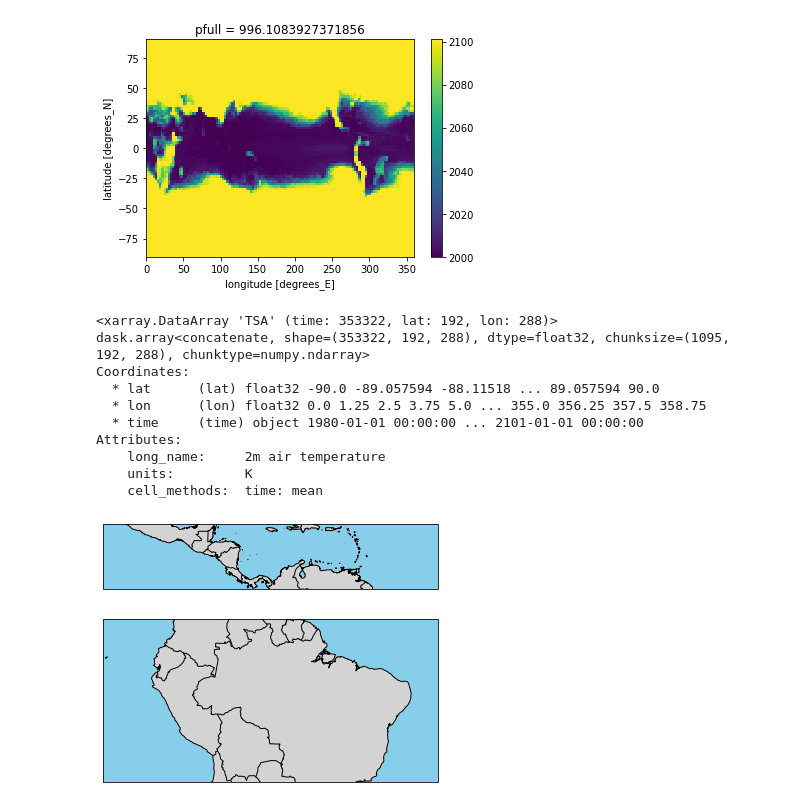
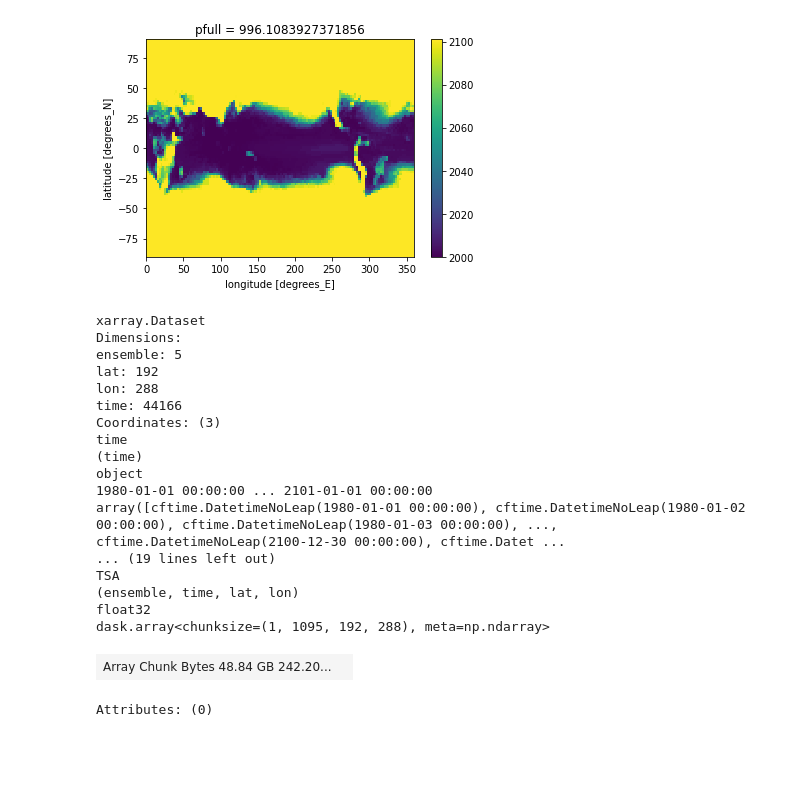
Before and after one commit to KYan19/pei, a Jupyter notebook: notebooks/0_Testing.ipynb, the cells around one changed output. Cells and saved outputs as stored; diff of their text form; code cells hidden in the pictures; blank space fills up the shorter version.

```diff
--- a/notebooks/0_Testing.ipynb
+++ b/notebooks/0_Testing.ipynb
@@ -41,32 +41,3 @@ result.mean('ensemble').plot()
 # %% [output]
 <matplotlib.collections.QuadMesh at 0x...>
 [figure]
-# %%
-ensembles = ['010']
-
-for ens in ensembles:
-    # WBT data crunching
-    # Path to data files for this ensemble member
-    paths_TSA = '/local/ss23/CESM2_LE/ATM/RCP85/TSA/b.e21.*.f09_g17.LE2-1281.' + ens + '.clm2.h7.TSA.*.nc'
-
-    # Concat along time dimension
-    print(xr.open_mfdataset(paths_TSA,combine='by_coords',coords=['time'],chunks={'time':1095})['TSA'])
-# %% [output]
-<xarray.DataArray 'TSA' (time: 353322, lat: 192, lon: 288)>
-dask.array<concatenate, shape=(353322, 192, 288), dtype=float32, chunksize=(1095, 192, 288), chunktype=numpy.ndarray>
-Coordinates:
-  * lat      (lat) float32 -90.0 -89.057594 -88.11518 ... 89.057594 90.0
-  * lon      (lon) float32 0.0 1.25 2.5 3.75 5.0 ... 355.0 356.25 357.5 358.75
-  * time     (time) object 1980-01-01 00:00:00 ... 2101-01-01 00:00:00
-Attributes:
-    long_name:     2m air temperature
-    units:         K
-    cell_methods:  time: mean
-# %%
-lf.map_region('Central America','GFDL')
-# %% [output]
-[figure, removed]
-# %%
-lf.map_region('Northern South America','CESM2')
-# %% [output]
-[figure, removed]
@@ -72,0 +57,22 @@ lf.map_region('Northern South America','CESM2')
+# %%
+t_ref
+# %% [output]
+xarray.Dataset
+Dimensions:
+ensemble: 5
+lat: 192
+lon: 288
+time: 44166
+Coordinates: (3)
+time
+(time)
+object
+1980-01-01 00:00:00 ... 2101-01-01 00:00:00
+array([cftime.DatetimeNoLeap(1980-01-01 00:00:00), cftime.DatetimeNoLeap(1980-01-02 00:00:00), cftime.DatetimeNoLeap(1980-01-03 00:00:00), ..., cftime.DatetimeNoLeap(2100-12-30 00:00:00), cftime.Datet ...
+... (19 lines left out)
+TSA
+(ensemble, time, lat, lon)
+float32
+dask.array<chunksize=(1, 1095, 192, 288), meta=np.ndarray>
+| Array Chunk Bytes 48.84 GB 242.20... |  |
+Attributes: (0)
```
Also changed, not shown: parts of 1 cell of this notebook, 5 other files.
